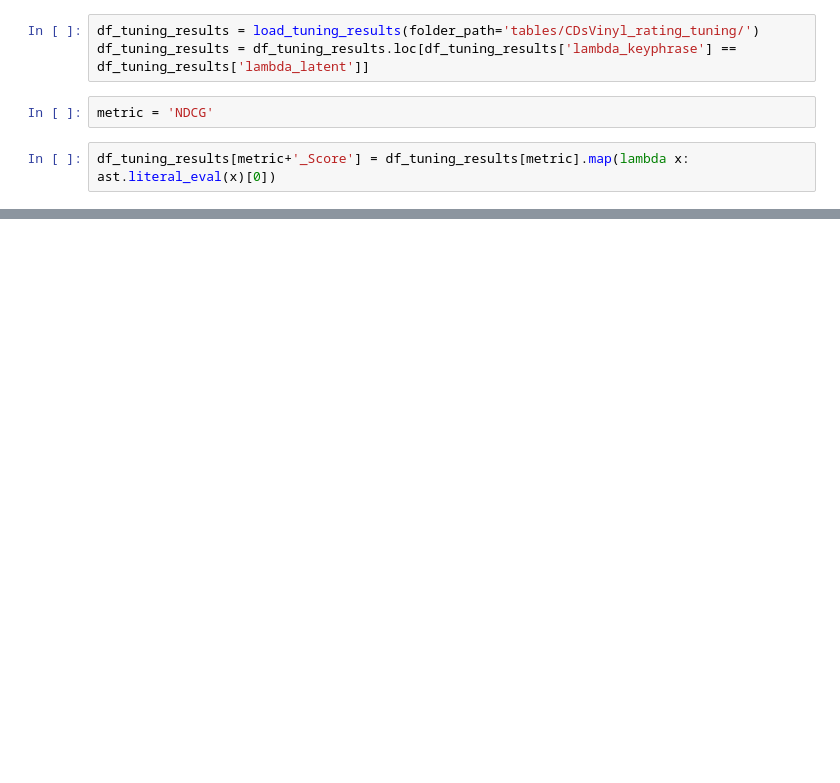
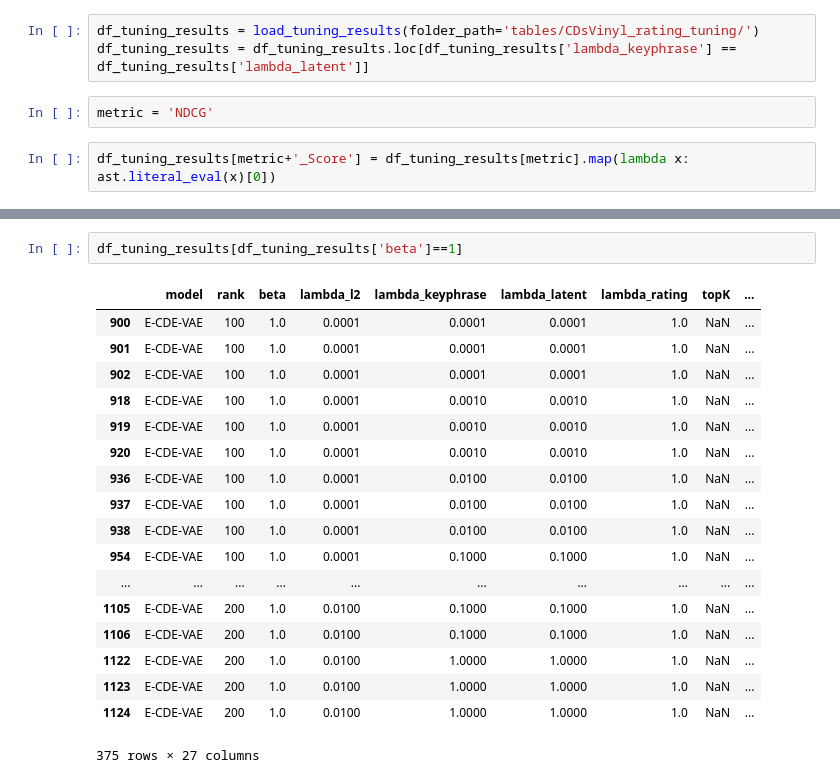
Before and after one commit to k9luo/DeepCritiquingForVAEBasedRecSys, a Jupyter notebook: Tuning results analysis.ipynb, the cells around one changed output, grey strips where cells are left out. Cells and saved outputs as stored; diff of their text form; blank space fills up the shorter version.

Commit message:
updated tuning results

```diff
--- a/Tuning results analysis.ipynb
+++ b/Tuning results analysis.ipynb
@@ -116,0 +117,21 @@ df_tuning_results.sort_values(by=metric+'_Score', ascending=False)
+# %%
+df_tuning_results[df_tuning_results['beta']==1]
+# %% [output]
+|  | model | rank | beta | lambda_l2 | lambda_keyphrase | lambda_latent | lambda_rating | topK | ... |
+| 900 | E-CDE-VAE | 100 | 1.0 | 0.0001 | 0.0001 | 0.0001 | 1.0 | NaN | ... |
+| 901 | E-CDE-VAE | 100 | 1.0 | 0.0001 | 0.0001 | 0.0001 | 1.0 | NaN | ... |
+| 902 | E-CDE-VAE | 100 | 1.0 | 0.0001 | 0.0001 | 0.0001 | 1.0 | NaN | ... |
+| 918 | E-CDE-VAE | 100 | 1.0 | 0.0001 | 0.0010 | 0.0010 | 1.0 | NaN | ... |
+| 919 | E-CDE-VAE | 100 | 1.0 | 0.0001 | 0.0010 | 0.0010 | 1.0 | NaN | ... |
+| 920 | E-CDE-VAE | 100 | 1.0 | 0.0001 | 0.0010 | 0.0010 | 1.0 | NaN | ... |
+| 936 | E-CDE-VAE | 100 | 1.0 | 0.0001 | 0.0100 | 0.0100 | 1.0 | NaN | ... |
+| 937 | E-CDE-VAE | 100 | 1.0 | 0.0001 | 0.0100 | 0.0100 | 1.0 | NaN | ... |
+| 938 | E-CDE-VAE | 100 | 1.0 | 0.0001 | 0.0100 | 0.0100 | 1.0 | NaN | ... |
+| 954 | E-CDE-VAE | 100 | 1.0 | 0.0001 | 0.1000 | 0.1000 | 1.0 | NaN | ... |
+| ... | ... | ... | ... | ... | ... | ... | ... | ... | ... |
+| 1105 | E-CDE-VAE | 200 | 1.0 | 0.0100 | 0.1000 | 0.1000 | 1.0 | NaN | ... |
+| 1106 | E-CDE-VAE | 200 | 1.0 | 0.0100 | 0.1000 | 0.1000 | 1.0 | NaN | ... |
+| 1122 | E-CDE-VAE | 200 | 1.0 | 0.0100 | 1.0000 | 1.0000 | 1.0 | NaN | ... |
+| 1123 | E-CDE-VAE | 200 | 1.0 | 0.0100 | 1.0000 | 1.0000 | 1.0 | NaN | ... |
+| 1124 | E-CDE-VAE | 200 | 1.0 | 0.0100 | 1.0000 | 1.0000 | 1.0 | NaN | ... |
+375 rows × 27 columns
```
Also changed, not shown: parts of 4 cells of this notebook.
